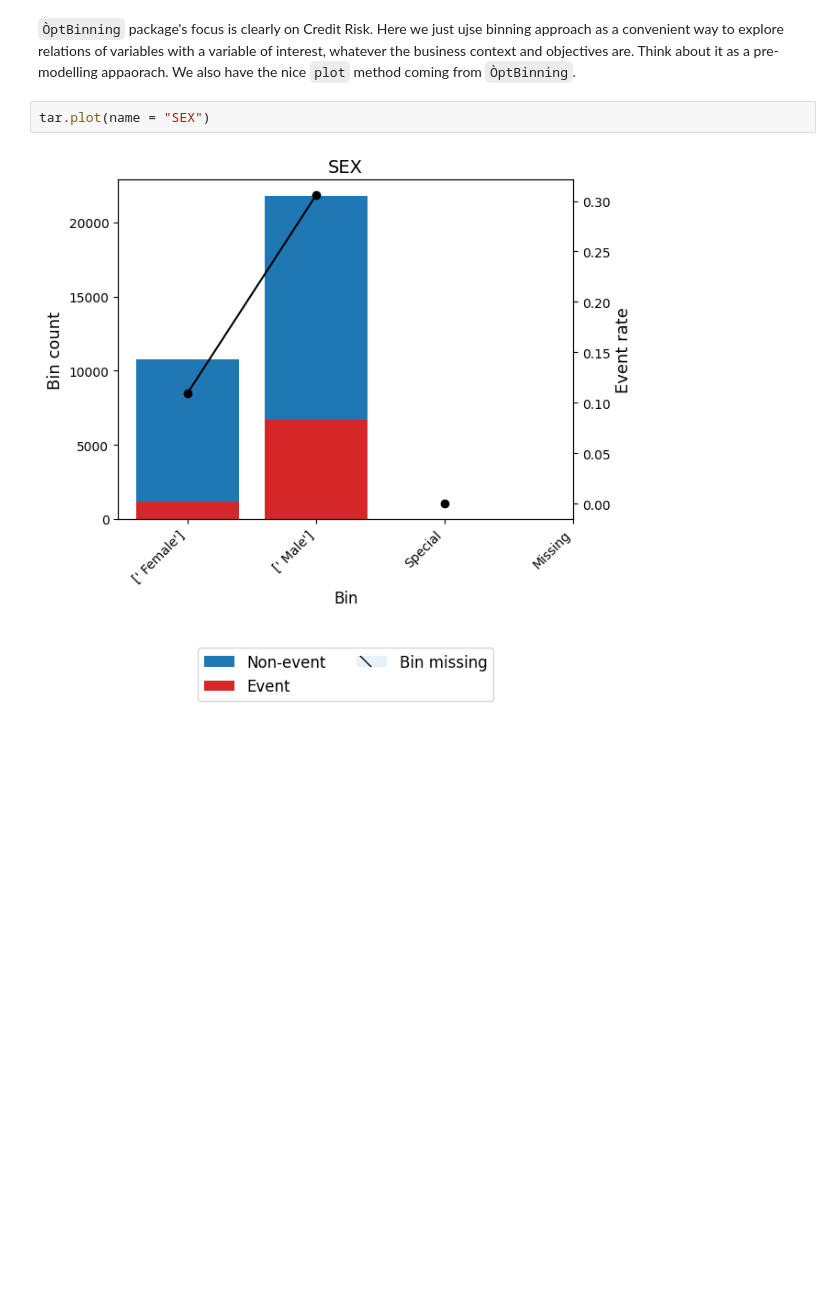
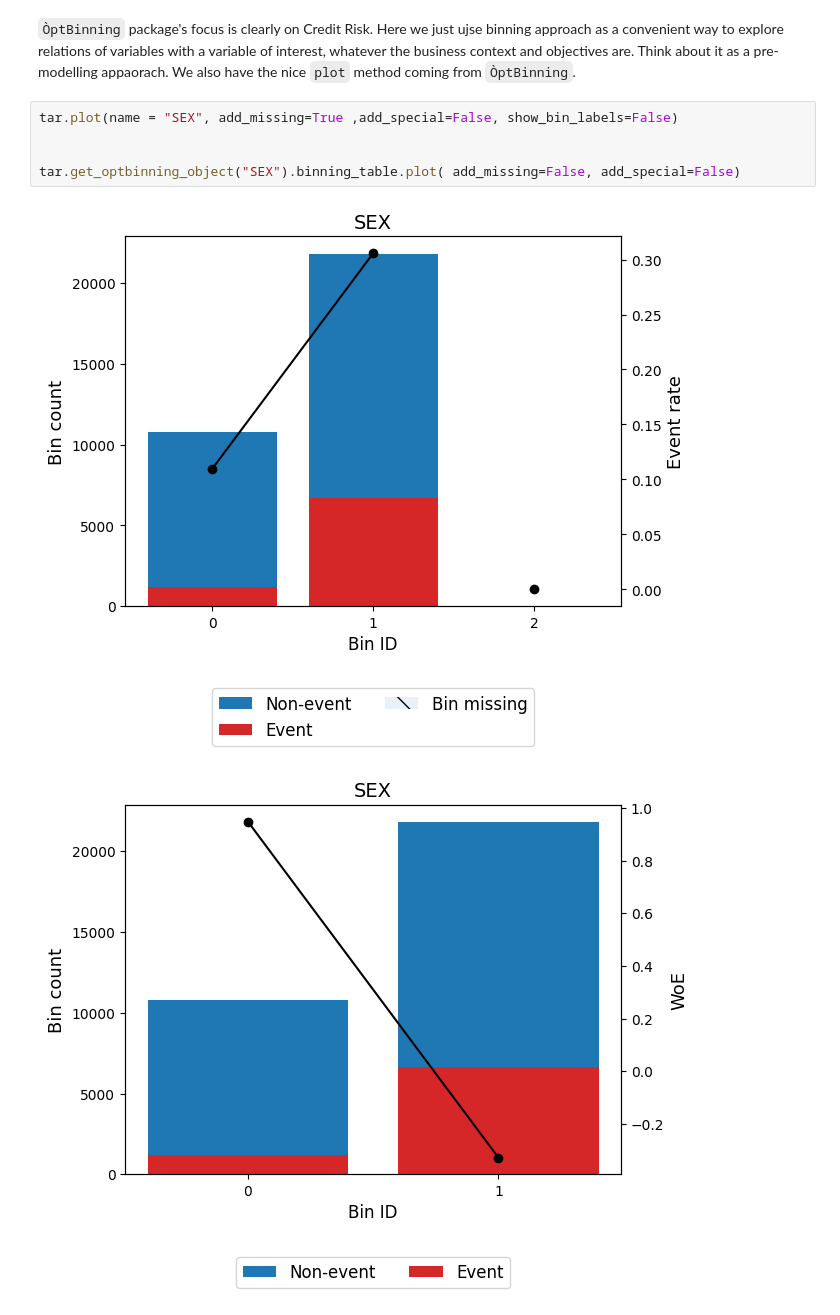
Before and after one commit to welovedatascience/py-targeter, a Jupyter notebook: doc/source/tutorials/tutorial_targeter.ipynb, the cells around one changed output. Saved outputs shown, nothing was run; the diff lists cells and outputs as text; blank space fills up the shorter version.

```diff
--- a/doc/source/tutorials/tutorial_targeter.ipynb
+++ b/doc/source/tutorials/tutorial_targeter.ipynb
@@ -103,10 +108,14 @@ tar.get_table('SEX', add_totals = True)
 | Totals |  | 32561 | 1.000000 | 24720 | 7841 | 0.240810 |  | 0.303289 | 0.036858 |
 # %% [markdown]
 ``ÒptBinning`` package's focus is clearly on Credit Risk. Here we just ujse binning approach as a convenient way to explore relations of variables with a variable of interest, whatever the business context and objectives are. Think about it as a pre-modelling appaorach. We also have the nice ``plot`` method coming from ``ÒptBinning``.
-# %%
-tar.plot(name = "SEX")
-# %% [output]
-[figure, removed]
+# %%
+tar.plot(name = "SEX", add_missing=True ,add_special=False, show_bin_labels=False)
+
+
+tar.get_optbinning_object("SEX").binning_table.plot( add_missing=False, add_special=False)
+# %% [output]
+[figure, added]
+[figure, added]
 # %%
 tar.summary()
 # %% [output]
```
Also changed, not shown: parts of 4 cells of this notebook, 9 other files.
